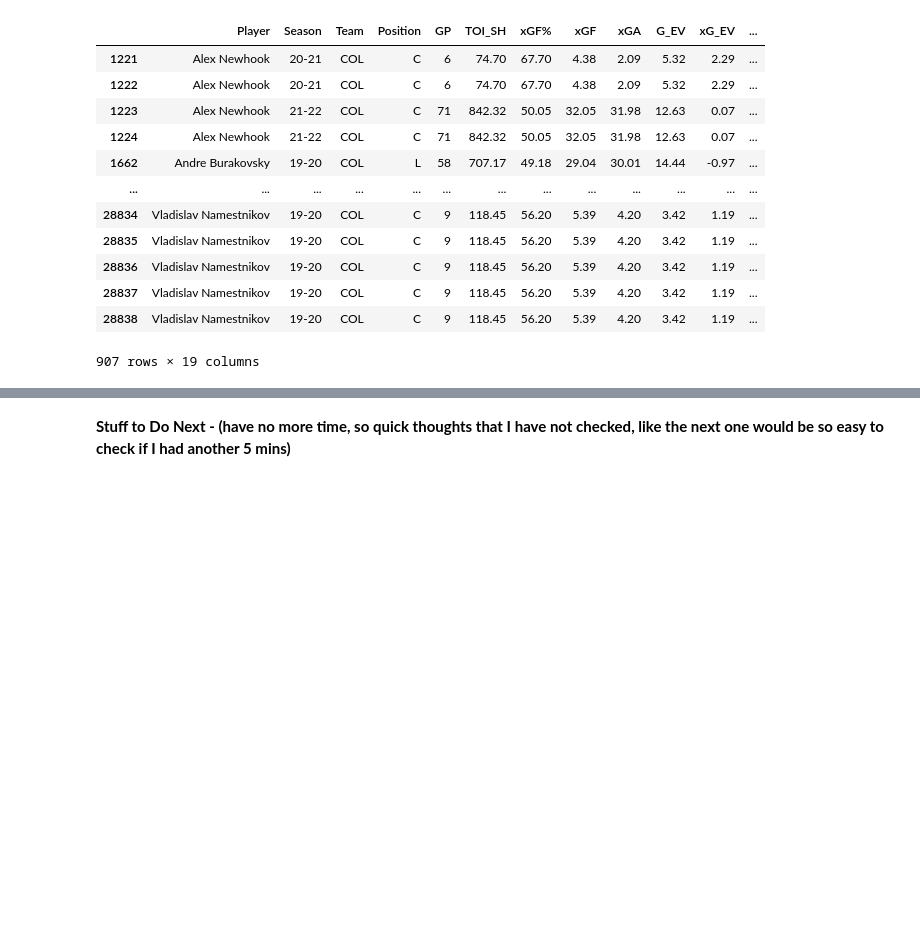
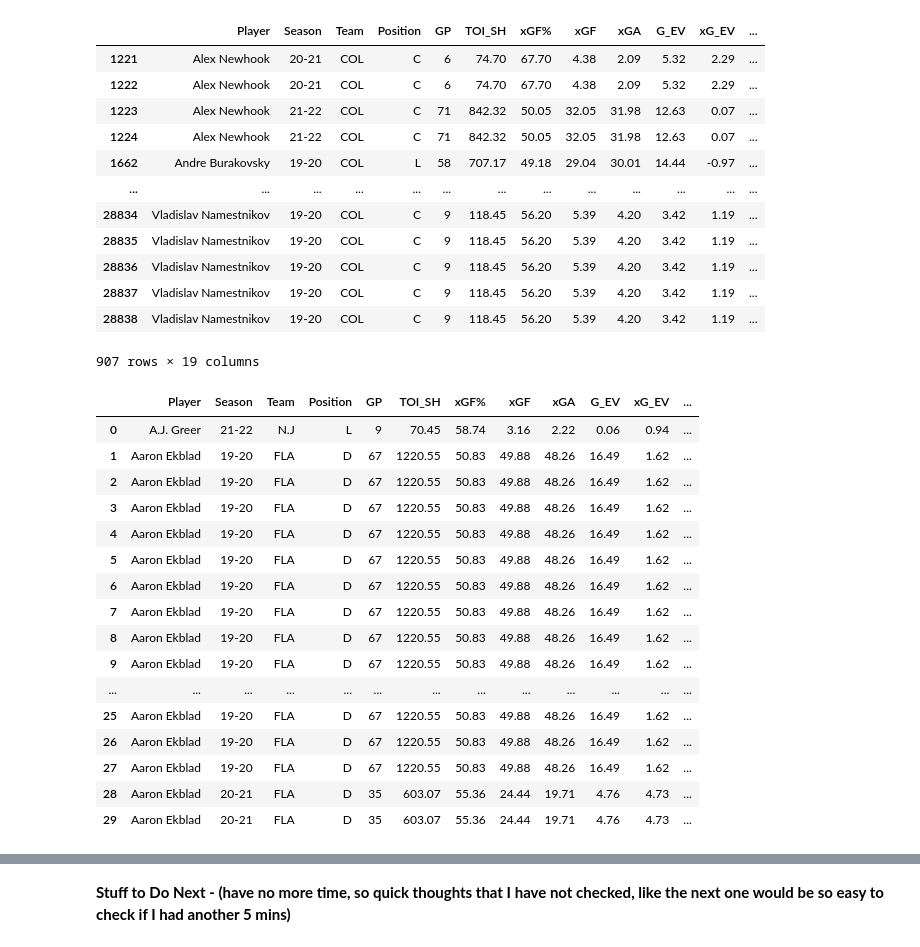
Before and after one commit to danmartin25/Hockey_Model, a Jupyter notebook: Hockey_Model_Mark_I.ipynb, the cells around one changed output, grey strips where cells are left out. Cells and saved outputs as stored; diff of their text form; code cells hidden in the pictures; blank space fills up the shorter version.

```diff
--- a/Hockey_Model_Mark_I.ipynb
+++ b/Hockey_Model_Mark_I.ipynb
@@ -429,5 +236,5 @@ goalie_stats = goalie_stats_raw.loc[:,['Player','Season','Team','Position','GP',
 #goalie_stats.head()
 # %%
 #Add Active / Inactive Column to both data tables
-full_player_totals['Active/Inactive'] = 'Active'
-full_player_totals
+full_player_totals['A/I'] = 'Active'
+#full_player_totals
@@ -463,6 +256,26 @@ Avalanche_skaters
 | 28837 | Vladislav Namestnikov | 19-20 | COL | C | 9 | 118.45 | 56.20 | 5.39 | 4.20 | 3.42 | 1.19 | ... |
 | 28838 | Vladislav Namestnikov | 19-20 | COL | C | 9 | 118.45 | 56.20 | 5.39 | 4.20 | 3.42 | 1.19 | ... |
 907 rows × 19 columns
+# %%
+full_player_totals.head(30)
+# %% [output]
+|  | Player | Season | Team | Position | GP | TOI_SH | xGF% | xGF | xGA | G_EV | xG_EV | ... |
+| 0 | A.J. Greer | 21-22 | N.J | L | 9 | 70.45 | 58.74 | 3.16 | 2.22 | 0.06 | 0.94 | ... |
+| 1 | Aaron Ekblad | 19-20 | FLA | D | 67 | 1220.55 | 50.83 | 49.88 | 48.26 | 16.49 | 1.62 | ... |
+| 2 | Aaron Ekblad | 19-20 | FLA | D | 67 | 1220.55 | 50.83 | 49.88 | 48.26 | 16.49 | 1.62 | ... |
+| 3 | Aaron Ekblad | 19-20 | FLA | D | 67 | 1220.55 | 50.83 | 49.88 | 48.26 | 16.49 | 1.62 | ... |
+| 4 | Aaron Ekblad | 19-20 | FLA | D | 67 | 1220.55 | 50.83 | 49.88 | 48.26 | 16.49 | 1.62 | ... |
+| 5 | Aaron Ekblad | 19-20 | FLA | D | 67 | 1220.55 | 50.83 | 49.88 | 48.26 | 16.49 | 1.62 | ... |
+| 6 | Aaron Ekblad | 19-20 | FLA | D | 67 | 1220.55 | 50.83 | 49.88 | 48.26 | 16.49 | 1.62 | ... |
+| 7 | Aaron Ekblad | 19-20 | FLA | D | 67 | 1220.55 | 50.83 | 49.88 | 48.26 | 16.49 | 1.62 | ... |
+| 8 | Aaron Ekblad | 19-20 | FLA | D | 67 | 1220.55 | 50.83 | 49.88 | 48.26 | 16.49 | 1.62 | ... |
+| 9 | Aaron Ekblad | 19-20 | FLA | D | 67 | 1220.55 | 50.83 | 49.88 | 48.26 | 16.49 | 1.62 | ... |
+| ... | ... | ... | ... | ... | ... | ... | ... | ... | ... | ... | ... | ... |
+| 25 | Aaron Ekblad | 19-20 | FLA | D | 67 | 1220.55 | 50.83 | 49.88 | 48.26 | 16.49 | 1.62 | ... |
+| 26 | Aaron Ekblad | 19-20 | FLA | D | 67 | 1220.55 | 50.83 | 49.88 | 48.26 | 16.49 | 1.62 | ... |
+| 27 | Aaron Ekblad | 19-20 | FLA | D | 67 | 1220.55 | 50.83 | 49.88 | 48.26 | 16.49 | 1.62 | ... |
+| 28 | Aaron Ekblad | 20-21 | FLA | D | 35 | 603.07 | 55.36 | 24.44 | 19.71 | 4.76 | 4.73 | ... |
+| 29 | Aaron Ekblad | 20-21 | FLA | D | 35 | 603.07 | 55.36 | 24.44 | 19.71 | 4.76 | 4.73 | ... |
 # %%
 #Inspect Data
 full_player_totals
```
Also changed, not shown: parts of 19 cells of this notebook.
